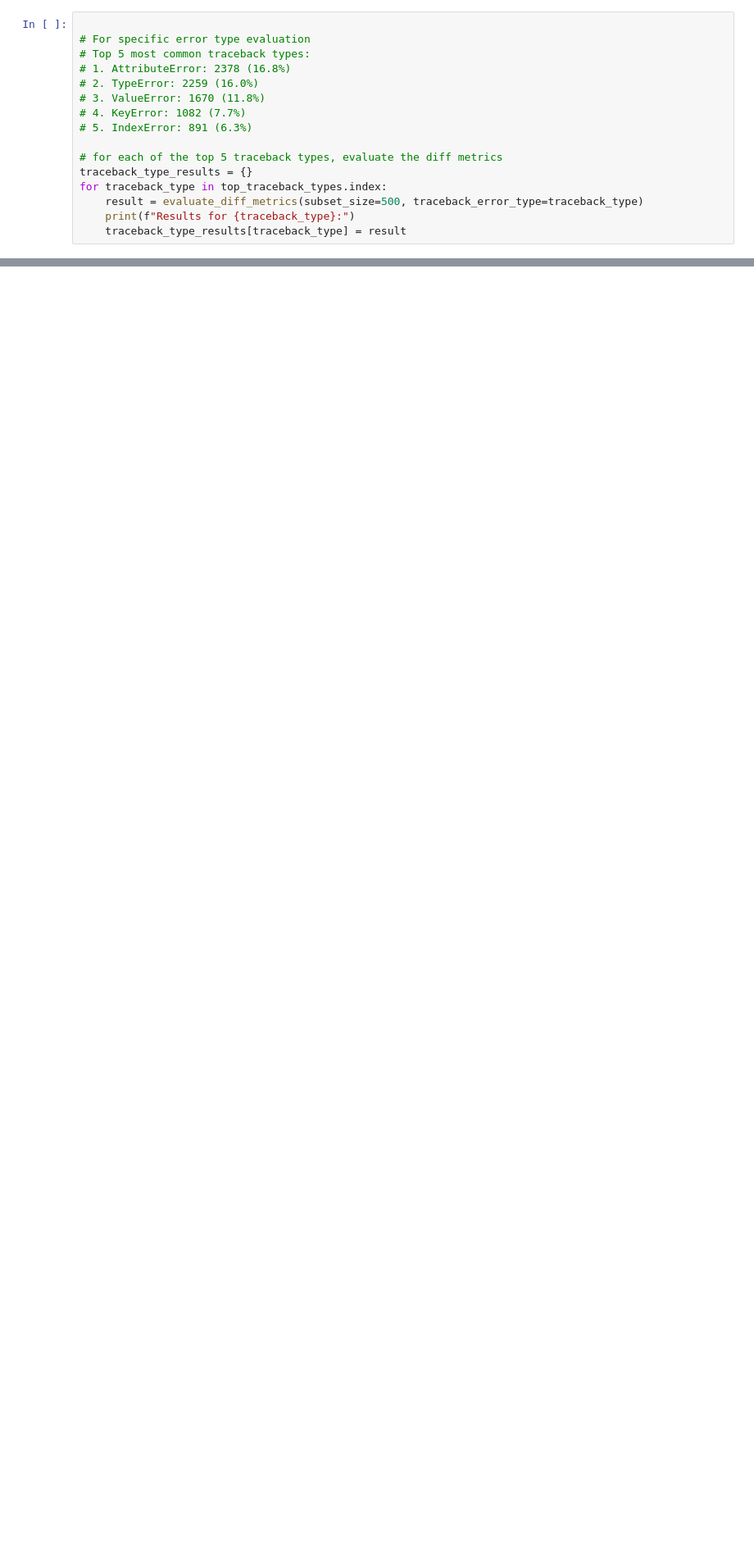
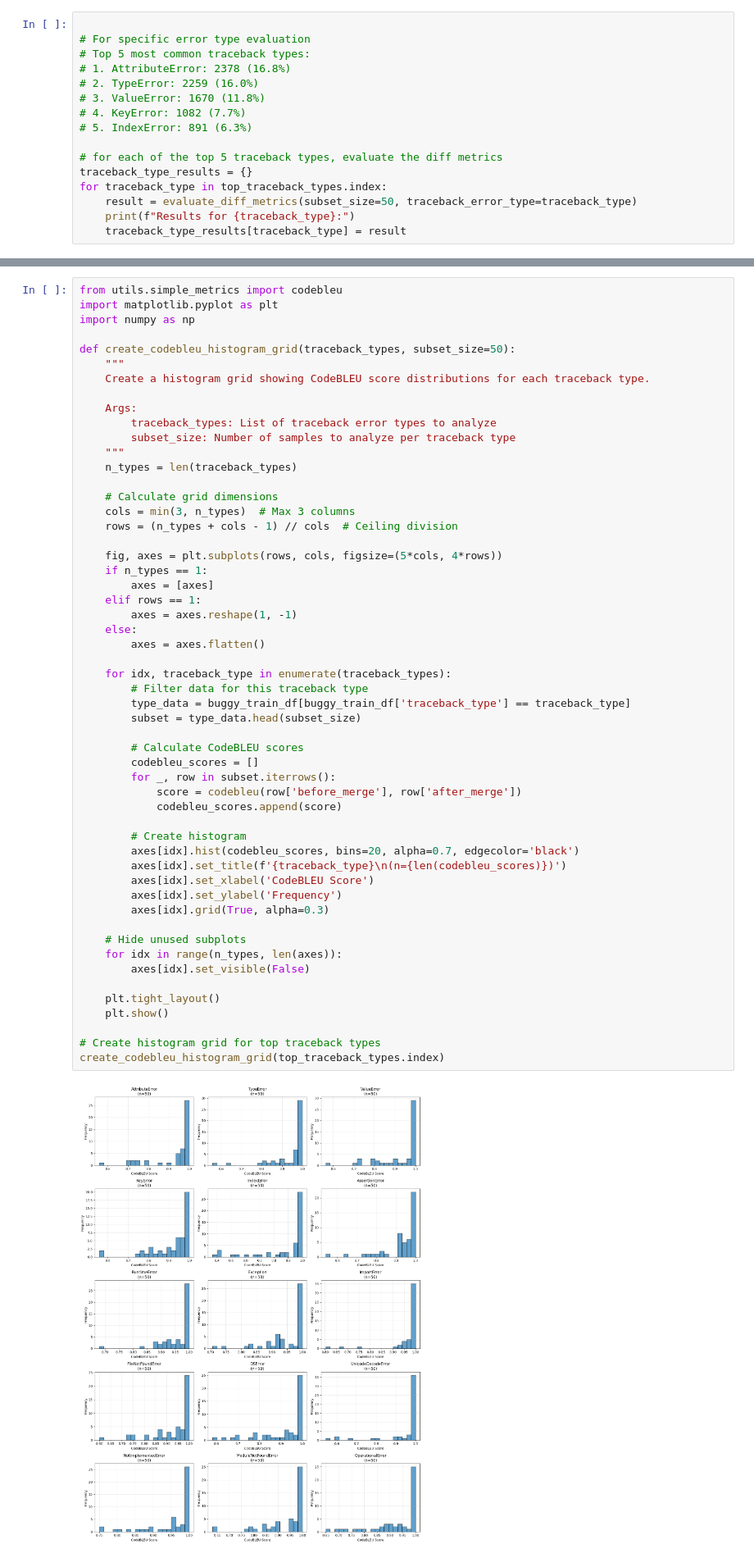
Before and after one commit to FernandoZanchitta/BugDetectiveAI, a Jupyter notebook: Bugdetectiveai/scr/notebooks/EDA.ipynb, the cells around one changed output, grey strips where cells are left out. Shown: that part at 82% size. Drawn from its saved outputs; the diff is of its cells as text; blank space fills up the shorter version.

```diff
--- a/Bugdetectiveai/scr/notebooks/EDA.ipynb
+++ b/Bugdetectiveai/scr/notebooks/EDA.ipynb
@@ -249,7 +261,7 @@ Sample 5: AST Score = 0.0000, Text Score = 0.7340
 # for each of the top 5 traceback types, evaluate the diff metrics
 traceback_type_results = {}
 for traceback_type in top_traceback_types.index:
-    result = evaluate_diff_metrics(subset_size=500, traceback_error_type=traceback_type)
+    result = evaluate_diff_metrics(subset_size=50, traceback_error_type=traceback_type)
     print(f"Results for {traceback_type}:")
     traceback_type_results[traceback_type] = result
 # %% [output]
@@ -344,0 +352,56 @@ ModuleNotFoundError: No module named 'pytorch'
+# %%
+from utils.simple_metrics import codebleu
+import matplotlib.pyplot as plt
+import numpy as np
+
+def create_codebleu_histogram_grid(traceback_types, subset_size=50):
+    """
+    Create a histogram grid showing CodeBLEU score distributions for each traceback type.
+
+    Args:
+        traceback_types: List of traceback error types to analyze
+        subset_size: Number of samples to analyze per traceback type
+    """
+    n_types = len(traceback_types)
+
+    # Calculate grid dimensions
+    cols = min(3, n_types)  # Max 3 columns
+    rows = (n_types + cols - 1) // cols  # Ceiling division
+
+    fig, axes = plt.subplots(rows, cols, figsize=(5*cols, 4*rows))
+    if n_types == 1:
+        axes = [axes]
+    elif rows == 1:
+        axes = axes.reshape(1, -1)
+    else:
+        axes = axes.flatten()
+
+    for idx, traceback_type in enumerate(traceback_types):
+        # Filter data for this traceback type
+        type_data = buggy_train_df[buggy_train_df['traceback_type'] == traceback_type]
+        subset = type_data.head(subset_size)
+
+        # Calculate CodeBLEU scores
+        codebleu_scores = []
+        for _, row in subset.iterrows():
+            score = codebleu(row['before_merge'], row['after_merge'])
+            codebleu_scores.append(score)
+
+        # Create histogram
+        axes[idx].hist(codebleu_scores, bins=20, alpha=0.7, edgecolor='black')
+        axes[idx].set_title(f'{traceback_type}\n(n={len(codebleu_scores)})')
+        axes[idx].set_xlabel('CodeBLEU Score')
+        axes[idx].set_ylabel('Frequency')
+        axes[idx].grid(True, alpha=0.3)
+
+    # Hide unused subplots
+    for idx in range(n_types, len(axes)):
+        axes[idx].set_visible(False)
+
+    plt.tight_layout()
+    plt.show()
+
+# Create histogram grid for top traceback types
+create_codebleu_histogram_grid(top_traceback_types.index)
+# %% [output]
+[figure, added]
```
Also changed, not shown: parts of 5 cells of this notebook, 3 other files.
